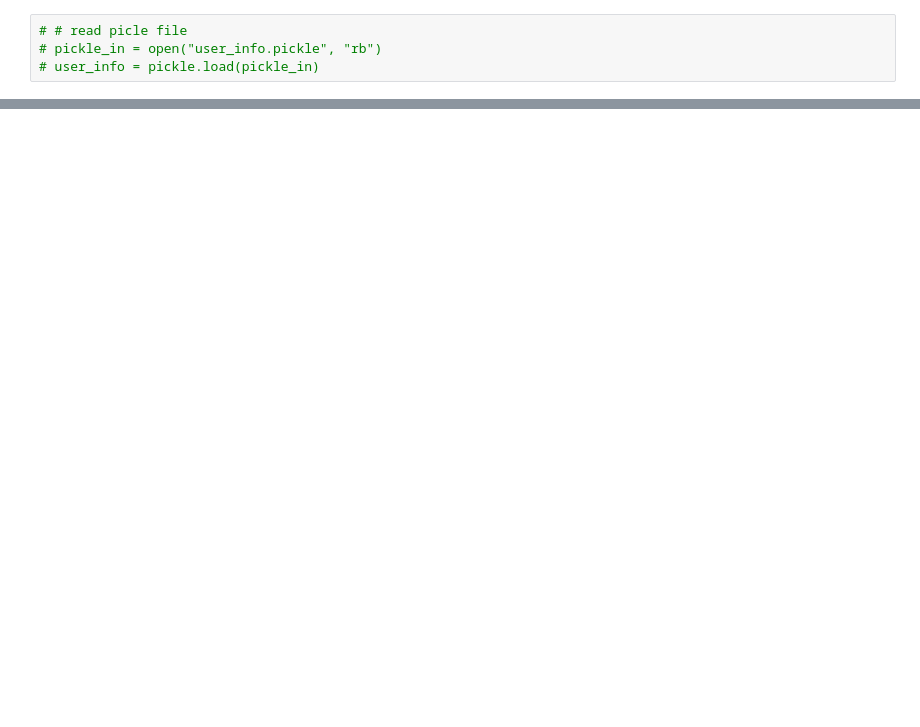
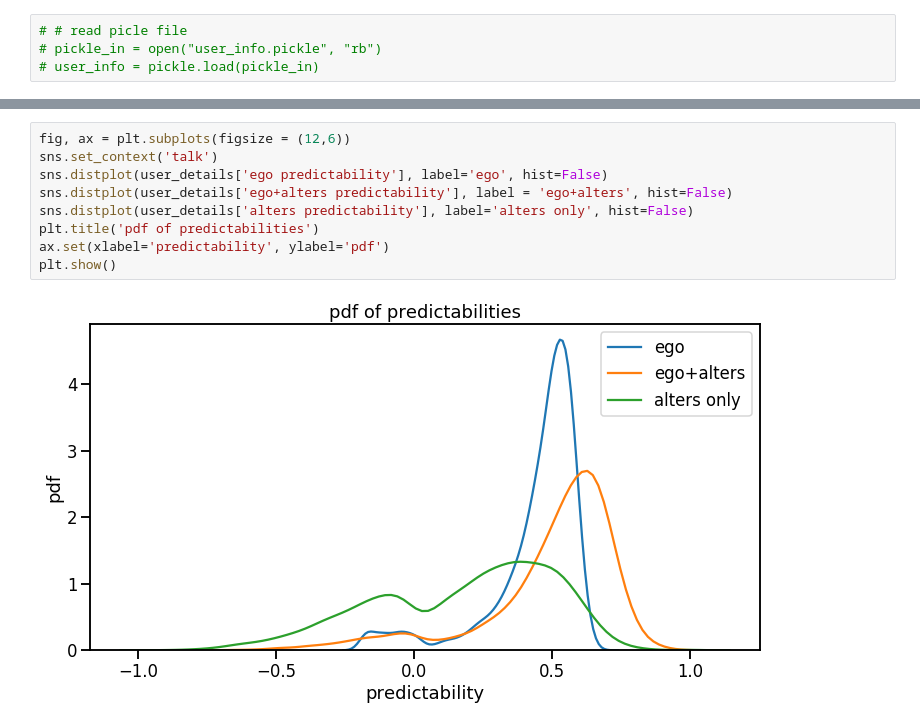
Before and after one commit to Magica-Chen/social-predictability, a Jupyter notebook: Social-Information-Bagrow.ipynb, the cells around one changed output, grey strips where cells are left out. Drawn from its saved outputs; the diff is of its cells as text; blank space fills up the shorter version.

```diff
--- a/Social-Information-Bagrow.ipynb
+++ b/Social-Information-Bagrow.ipynb
@@ -329,0 +437,11 @@ user_details
+# %%
+fig, ax = plt.subplots(figsize = (12,6))
+sns.set_context('talk')
+sns.distplot(user_details['ego predictability'], label='ego', hist=False)
+sns.distplot(user_details['ego+alters predictability'], label = 'ego+alters', hist=False)
+sns.distplot(user_details['alters predictability'], label='alters only', hist=False)
+plt.title('pdf of predictabilities')
+ax.set(xlabel='predictability', ylabel='pdf')
+plt.show()
+# %% [output]
+[figure, added]
```
Also changed, not shown: parts of 11 cells of this notebook, 1 other file.
